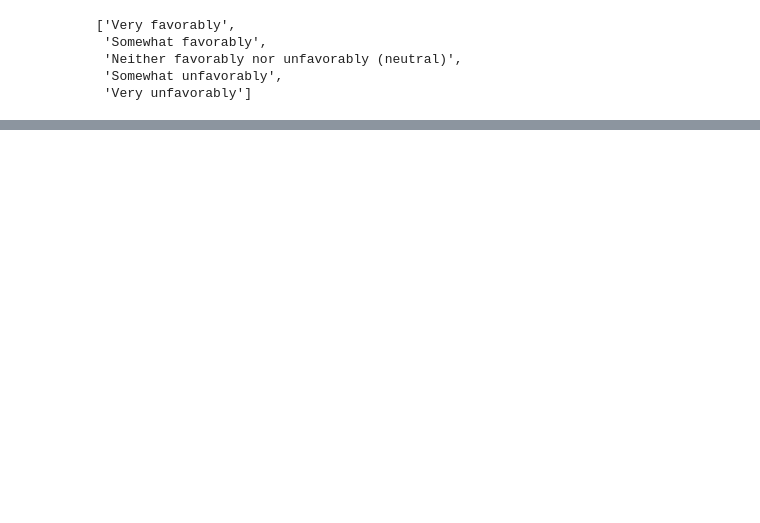
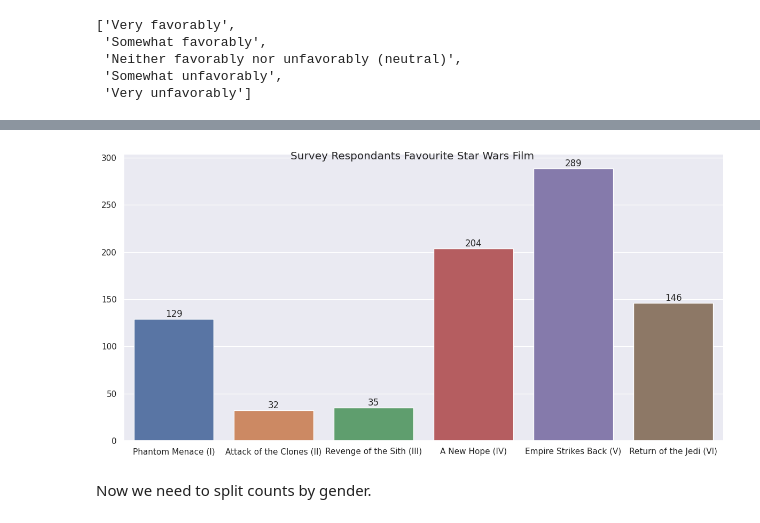
Before and after one commit to BenJMurarotto/star-wars-survey, a Jupyter notebook: star_wars_survey.ipynb, the cells around one changed output, grey strips where cells are left out. Saved outputs shown, nothing was run; the diff lists cells and outputs as text; code cells hidden in the pictures; blank space fills up the shorter version.

```diff
--- a/star_wars_survey.ipynb
+++ b/star_wars_survey.ipynb
@@ -145,0 +227,15 @@ df.head()
+# %%
+g = sns.catplot(kind = "bar", x = films,
+y = number_1_movie_counts,
+height = 6,
+aspect = 2,
+hue = films
+)
+g.figure.suptitle("Survey Respondants Favourite Star Wars Film")
+for ax in g.axes.flat:
+    for container in ax.containers:
+        ax.bar_label(container)
+# %% [output]
+[figure, added]
+# %% [markdown]
+Now we need to split counts by gender.
```
Also changed, not shown: parts of 27 cells of this notebook, 4 other files.
